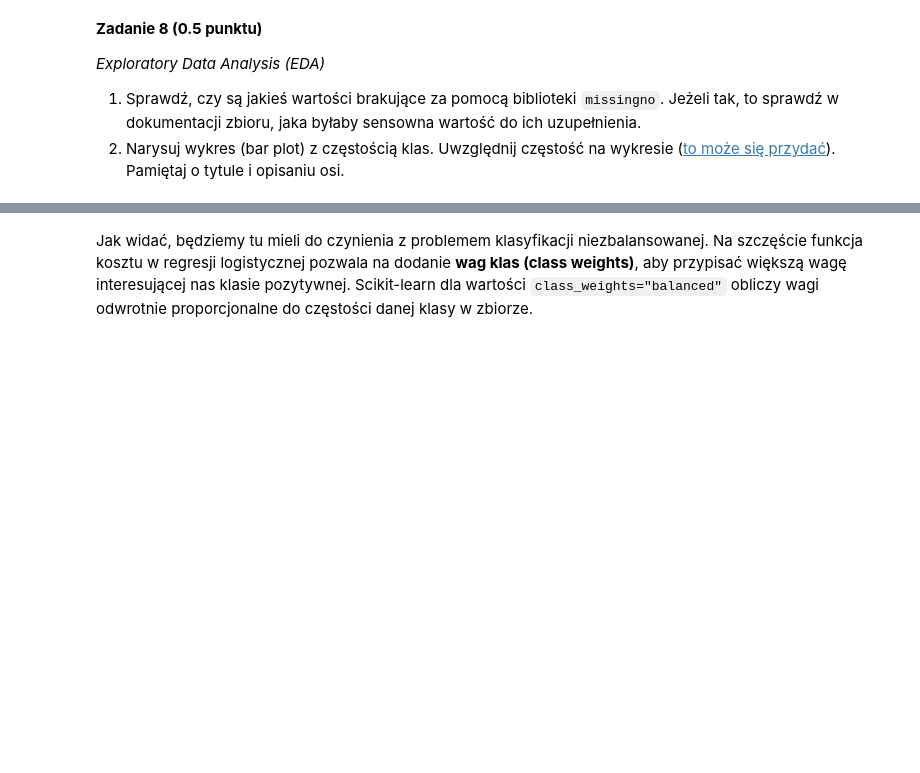
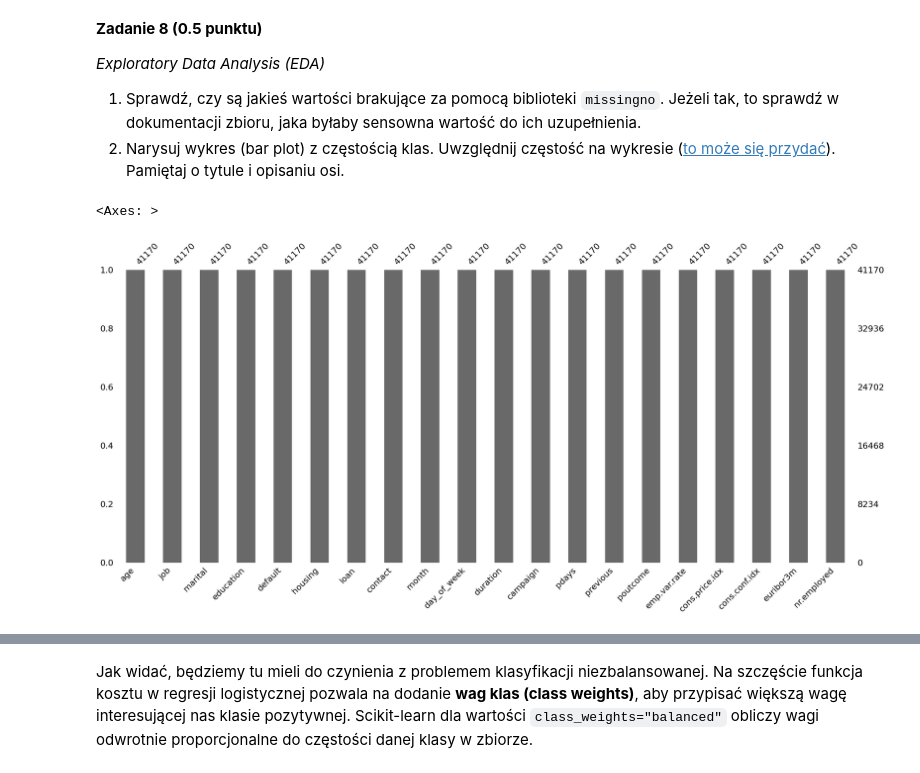
Before and after one commit to Wajktor13/ai-lab, a Jupyter notebook: lab1/lab_1.ipynb, the cells around one changed output, grey strips where cells are left out. Saved outputs shown, nothing was run; the diff lists cells and outputs as text; code cells hidden in the pictures; blank space fills up the shorter version.

```diff
--- a/lab1/lab_1.ipynb
+++ b/lab1/lab_1.ipynb
@@ -1078,3 +1076,26 @@ y_mapping = {
+# %%
+# your_code
+
+# 1
+df = pd.read_csv("./bank_marketing_data.csv", sep=";")
+
+# 2
+df.drop(["default", "duration", "pdays", "poutcome"], axis="columns")
+
+# 3
+df = df.loc[df["education"] != "illiterate"]
+
+# 4
+df = df.replace({
+    "education": education_mapping,
+    "contact": contact_mapping,
+    "month": month_mapping,
+    "day_of_week": day_of_week_mapping,
+    "y": y_mapping
+})
+
+# 5
+y = df.pop("y")
 # %% [markdown]
 **Zadanie 8 (0.5 punktu)**
 
@@ -1085,3 +1106,8 @@ y_mapping = {
 # %%
 # plot missing values
 # your_code
+
+msno.bar(df)
+# %% [output]
+<Axes: >
+[figure, added]
```
Also changed, not shown: parts of 21 cells of this notebook.
